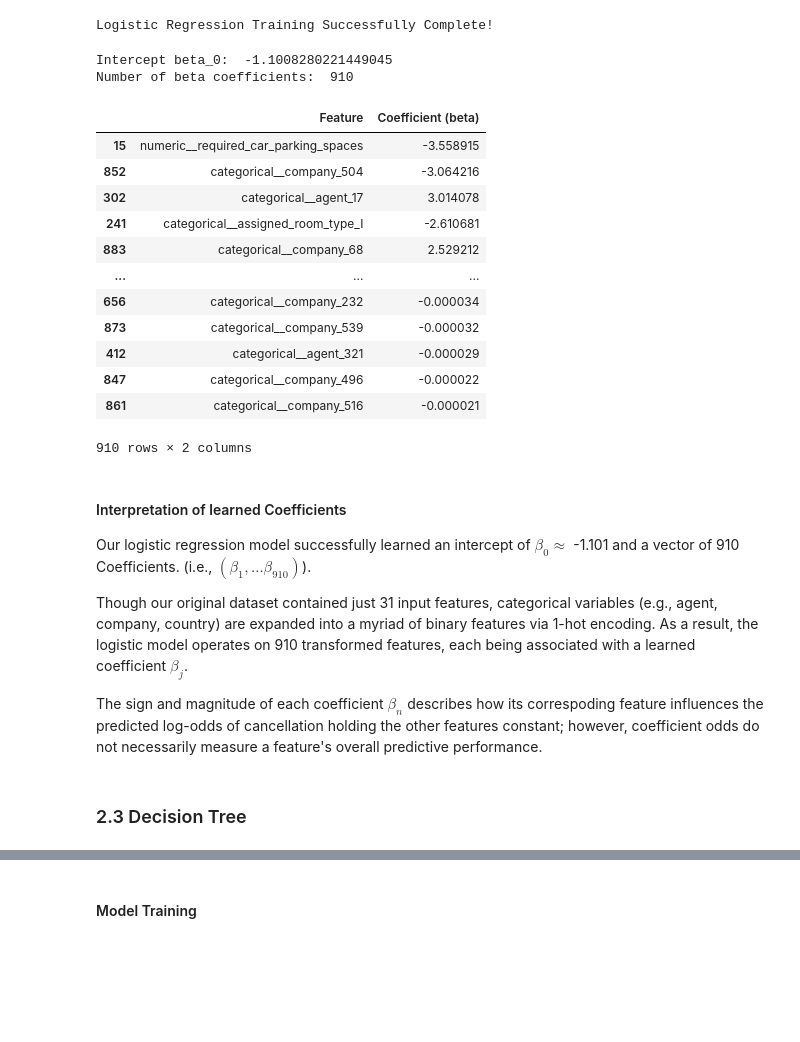
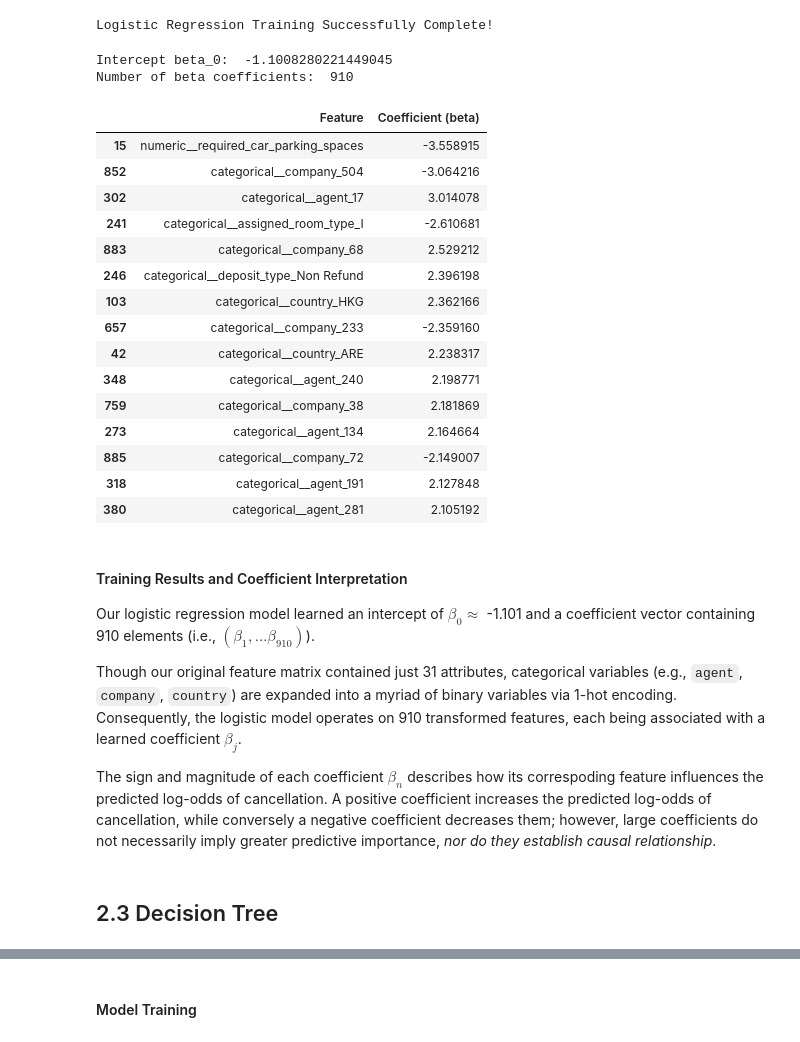
Before and after one commit to MasMits/hotel-cancellation-ml, a Jupyter notebook: notebook/project.ipynb, the cells around one changed output, grey strips where cells are left out. Drawn from its saved outputs; the diff is of its cells as text; code cells hidden in the pictures; blank space fills up the shorter version.

Commit message:
docs(modelings): complete training report and result analysis

```diff
--- a/notebook/project.ipynb
+++ b/notebook/project.ipynb
@@ -166,60 +305,56 @@ print("Logistic Regression Training Successfully Complete!")
 # %% [output]
 Logistic Regression Training Successfully Complete!
 # %%
-import pandas as pd
-
-# Retrieve the fitted preprocessing pipline
+# Extract the fitted preprocessing steps and classifier.
 fitted_preprocessor = logistic_model[:-1]
-
-# Retrieve the fitted logistic regression
 classifier = logistic_model[-1]
 
-# Names of all features after preprocessing
+# Match the learned coefficients to their transformed features.
 feature_names = fitted_preprocessor.get_feature_names_out()
-
-# Learned Coefficients
 coefficients = classifier.coef_[0]
 
-# Organize into a readable table
+# Rank coefficients by absolute magnitude.
 beta_table = pd.DataFrame({
     "Feature" : feature_names,
     "Coefficient (beta)" : coefficients
 })
 
-# Sort by magnitude
 beta_table = beta_table.reindex(
     beta_table["Coefficient (beta)"].abs()
     .sort_values(ascending=False).index
 )
 
 print("Intercept beta_0: ",classifier.intercept_[0])
 print("Number of beta coefficients: ",len(coefficients))
 
-display(beta_table)
+display(beta_table.head(15))
 # %% [output]
 Intercept beta_0:  -1.1008280221449045
 Number of beta coefficients:  910
 |  | Feature | Coefficient (beta) |
 | 15 | numeric__required_car_parking_spaces | -3.558915 |
 | 852 | categorical__company_504 | -3.064216 |
 | 302 | categorical__agent_17 | 3.014078 |
 | 241 | categorical__assigned_room_type_I | -2.610681 |
 | 883 | categorical__company_68 | 2.529212 |
-| ... | ... | ... |
-| 656 | categorical__company_232 | -0.000034 |
-| 873 | categorical__company_539 | -0.000032 |
-| 412 | categorical__agent_321 | -0.000029 |
-| 847 | categorical__company_496 | -0.000022 |
-| 861 | categorical__company_516 | -0.000021 |
+| 246 | categorical__deposit_type_Non Refund | 2.396198 |
+| 103 | categorical__country_HKG | 2.362166 |
+| 657 | categorical__company_233 | -2.359160 |
+| 42 | categorical__country_ARE | 2.238317 |
+| 348 | categorical__agent_240 | 2.198771 |
+| 759 | categorical__company_38 | 2.181869 |
+| 273 | categorical__agent_134 | 2.164664 |
+| 885 | categorical__company_72 | -2.149007 |
+| 318 | categorical__agent_191 | 2.127848 |
+| 380 | categorical__agent_281 | 2.105192 |
-910 rows × 2 columns
 # %% [markdown]
-#### Interpretation of learned Coefficients
+#### Training Results and Coefficient Interpretation
 
-Our logistic regression model successfully learned an intercept of $\beta_{0} \approx$  -1.101 and a vector of 910 Coefficients. (i.e., $(\beta_1,\dots \beta_{910})$).
+Our logistic regression model learned an intercept of $\beta_{0} \approx$  -1.101 and a coefficient vector containing 910 elements (i.e., $(\beta_1,\dots \beta_{910})$).
 
-Though our original dataset contained just 31 input features, categorical variables (e.g., agent, company, country) are expanded into a myriad of binary features via 1-hot encoding. As a result, the logistic model operates on 910 transformed features, each being associated with a learned coefficient $\beta_j$.
+Though our original feature matrix contained just 31 attributes, categorical variables (e.g., `agent`, `company`, `country`) are expanded into a myriad of binary variables via 1-hot encoding. Consequently, the logistic model operates on 910 transformed features, each being associated with a learned coefficient $\beta_j$.
 
-The sign and magnitude of each coefficient $\beta_n$ describes how its correspoding feature influences the predicted log-odds of cancellation holding the other features constant; however, coefficient odds do not necessarily measure a feature's overall predictive performance.
+The sign and magnitude of each coefficient $\beta_n$ describes how its correspoding feature influences the predicted log-odds of cancellation. A positive coefficient increases the predicted log-odds of cancellation, while conversely a negative coefficient decreases them; however, large coefficients do not necessarily imply greater predictive importance, *nor do they establish causal relationship*.
 # %% [markdown]
-### 2.3 Decision Tree
+## 2.3 Decision Tree
 # %% [markdown]
```
Also changed, not shown: parts of 28 cells of this notebook.
